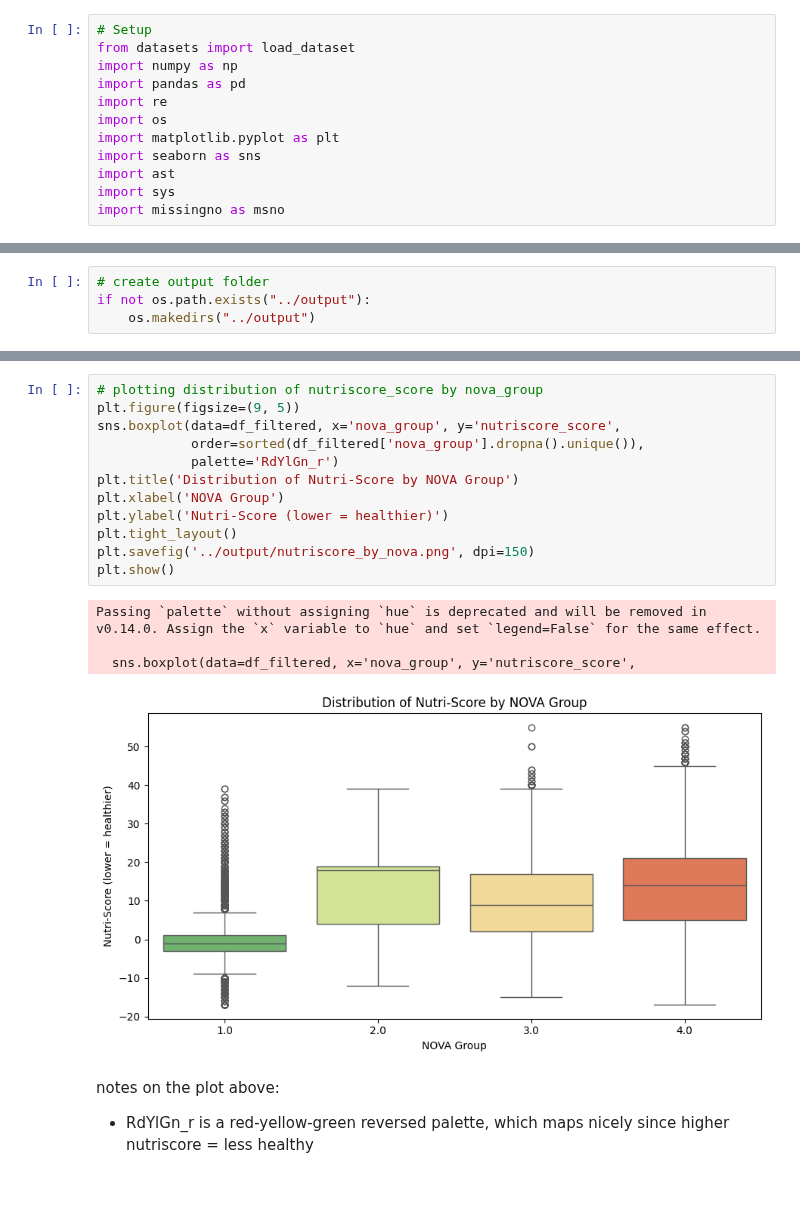
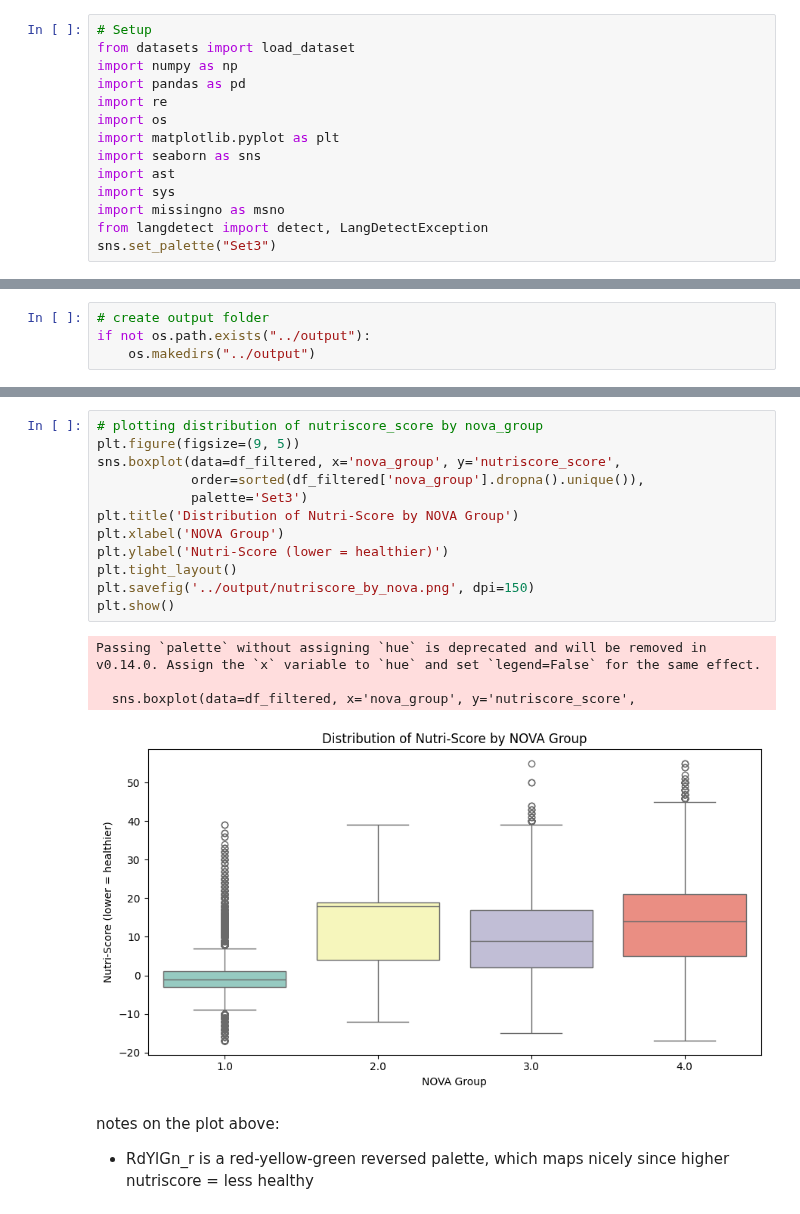
Before and after one commit to SofieBT2/DataScience2026, a Jupyter notebook: src/DataCleaning.ipynb, the cells around one changed output, grey strips where cells are left out. Cells and saved outputs as stored; diff of their text form.

```diff
--- a/src/DataCleaning.ipynb
+++ b/src/DataCleaning.ipynb
@@ -20,6 +20,8 @@ import seaborn as sns
 import ast
 import sys
 import missingno as msno
+from langdetect import detect, LangDetectException
+sns.set_palette("Set3")
 # %%
 # Load data set for only the food products
 ds = load_dataset("openfoodfacts/product-database", split="food")
@@ -420,20 +405,20 @@ plt.show()
 # %%
 # plotting distribution of nutriscore_score by nova_group
 plt.figure(figsize=(9, 5))
 sns.boxplot(data=df_filtered, x='nova_group', y='nutriscore_score',
             order=sorted(df_filtered['nova_group'].dropna().unique()),
-            palette='RdYlGn_r')
+            palette='Set3')
 plt.title('Distribution of Nutri-Score by NOVA Group')
 plt.xlabel('NOVA Group')
 plt.ylabel('Nutri-Score (lower = healthier)')
 plt.tight_layout()
 plt.savefig('../output/nutriscore_by_nova.png', dpi=150)
 plt.show()
 # %% [output]
 Passing `palette` without assigning `hue` is deprecated and will be removed in v0.14.0. Assign the `x` variable to `hue` and set `legend=False` for the same effect.
 
   sns.boxplot(data=df_filtered, x='nova_group', y='nutriscore_score',
-[figure, old version]
+[figure, new version]
 # %% [markdown]
 notes on the plot above:
 
```
Also changed, not shown: parts of 17 cells of this notebook, 26 other files.
